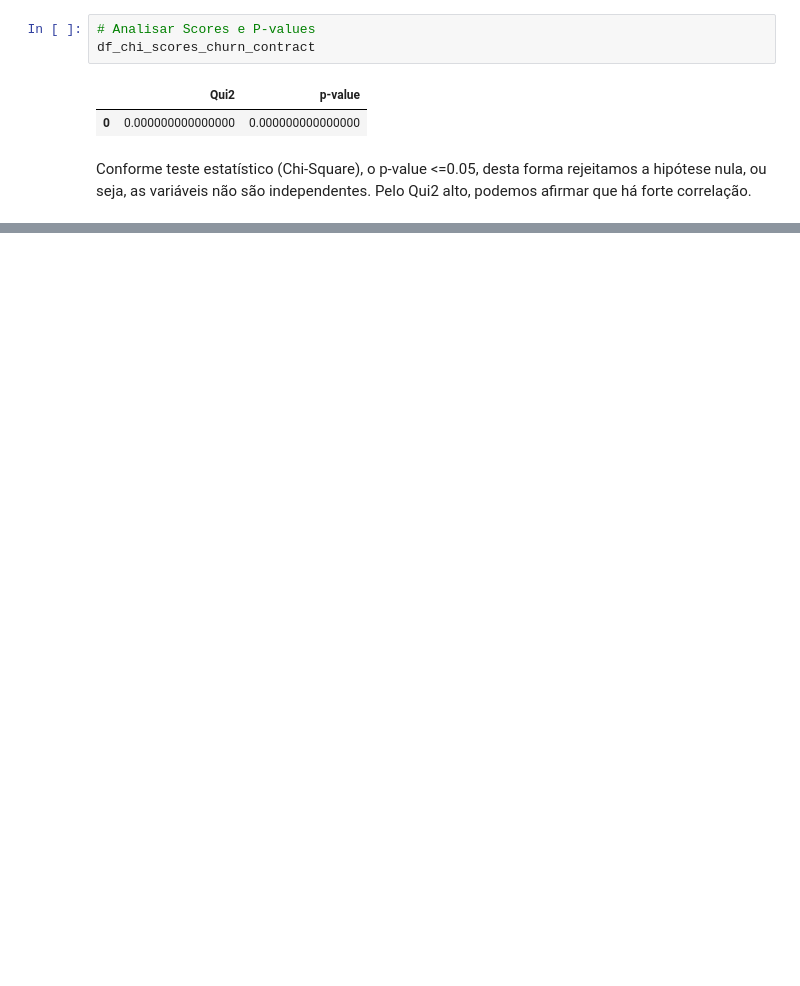
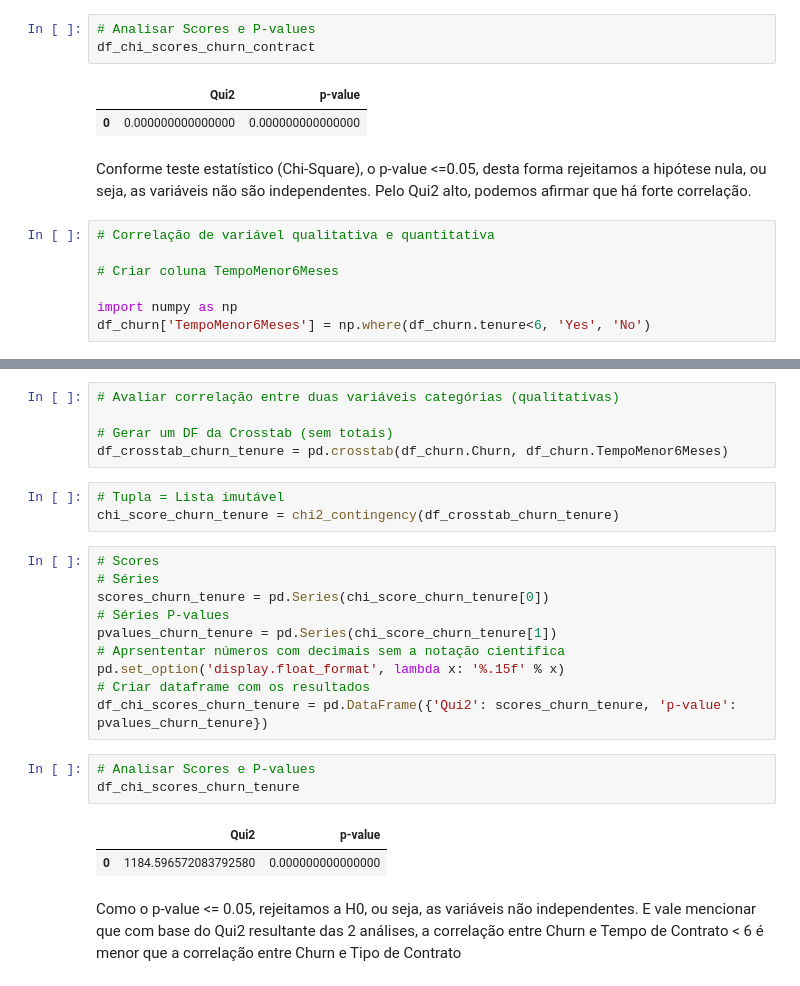
Before and after one commit to Weslley-Prado/eda, a Jupyter notebook: eda/eda_churn.ipynb, the cells around one changed output, grey strips where cells are left out. Drawn from its saved outputs; the diff is of its cells as text; blank space fills up the shorter version.

```diff
--- a/eda/eda_churn.ipynb
+++ b/eda/eda_churn.ipynb
@@ -805,3 +804,10 @@ df_chi_scores_churn_contract
 | 0 | 0.000000000000000 | 0.000000000000000 |
 # %% [markdown]
 Conforme teste estatístico (Chi-Square), o p-value <=0.05, desta forma rejeitamos a hipótese nula, ou seja, as variáveis não são independentes. Pelo Qui2 alto, podemos afirmar que há forte correlação.
+# %%
+# Correlação de variável qualitativa e quantitativa
+
+# Criar coluna TempoMenor6Meses
+
+import numpy as np
+df_churn['TempoMenor6Meses'] = np.where(df_churn.tenure<6, 'Yes', 'No')
@@ -807,0 +824,27 @@ Conforme teste estatístico (Chi-Square), o p-value <=0.05, desta forma rejeitam
+# %%
+# Avaliar correlação entre duas variáveis categórias (qualitativas)
+
+# Gerar um DF da Crosstab (sem totais)
+df_crosstab_churn_tenure = pd.crosstab(df_churn.Churn, df_churn.TempoMenor6Meses)
+# %%
+# Tupla = Lista imutável
+chi_score_churn_tenure = chi2_contingency(df_crosstab_churn_tenure)
+# %%
+# Scores
+# Séries
+scores_churn_tenure = pd.Series(chi_score_churn_tenure[0])
+# Séries P-values
+pvalues_churn_tenure = pd.Series(chi_score_churn_tenure[1])
+# Aprsententar números com decimais sem a notação científica
+pd.set_option('display.float_format', lambda x: '%.15f' % x)
+# Criar dataframe com os resultados
+df_chi_scores_churn_tenure = pd.DataFrame({'Qui2': scores_churn_tenure, 'p-value': pvalues_churn_tenure})
+# %%
+# Analisar Scores e P-values
+df_chi_scores_churn_tenure
+# %% [output]
+|  | Qui2 | p-value |
+| 0 | 1184.596572083792580 | 0.000000000000000 |
+# %% [markdown]
+Como o p-value <= 0.05, rejeitamos a H0, ou seja, as variáveis não independentes. E vale mencionar que com base do Qui2 resultante das 2 análises, a correlação entre Churn e
+Tempo de Contrato < 6 é menor que a correlação entre Churn e Tipo de Contrato
```
Also changed, not shown: parts of 5 cells of this notebook.
